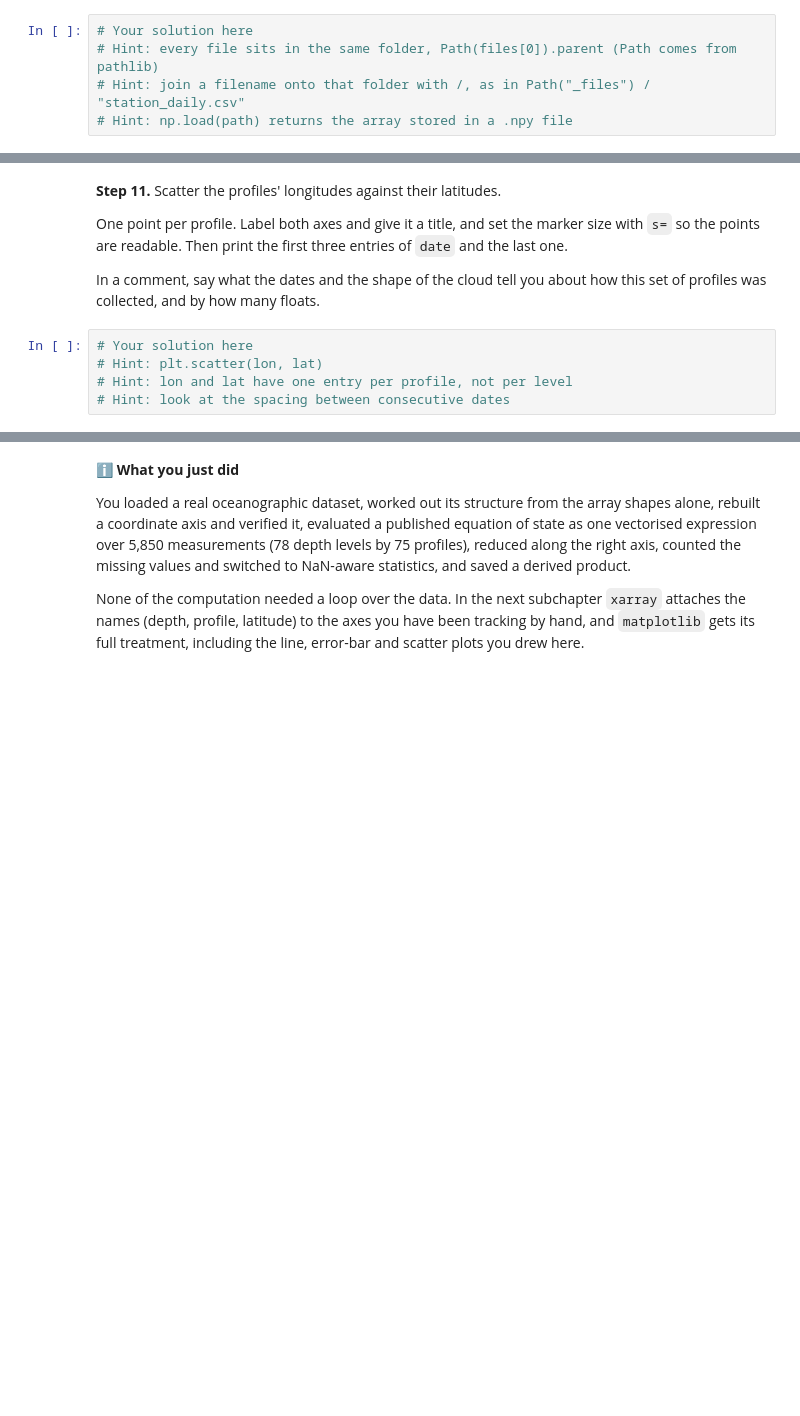
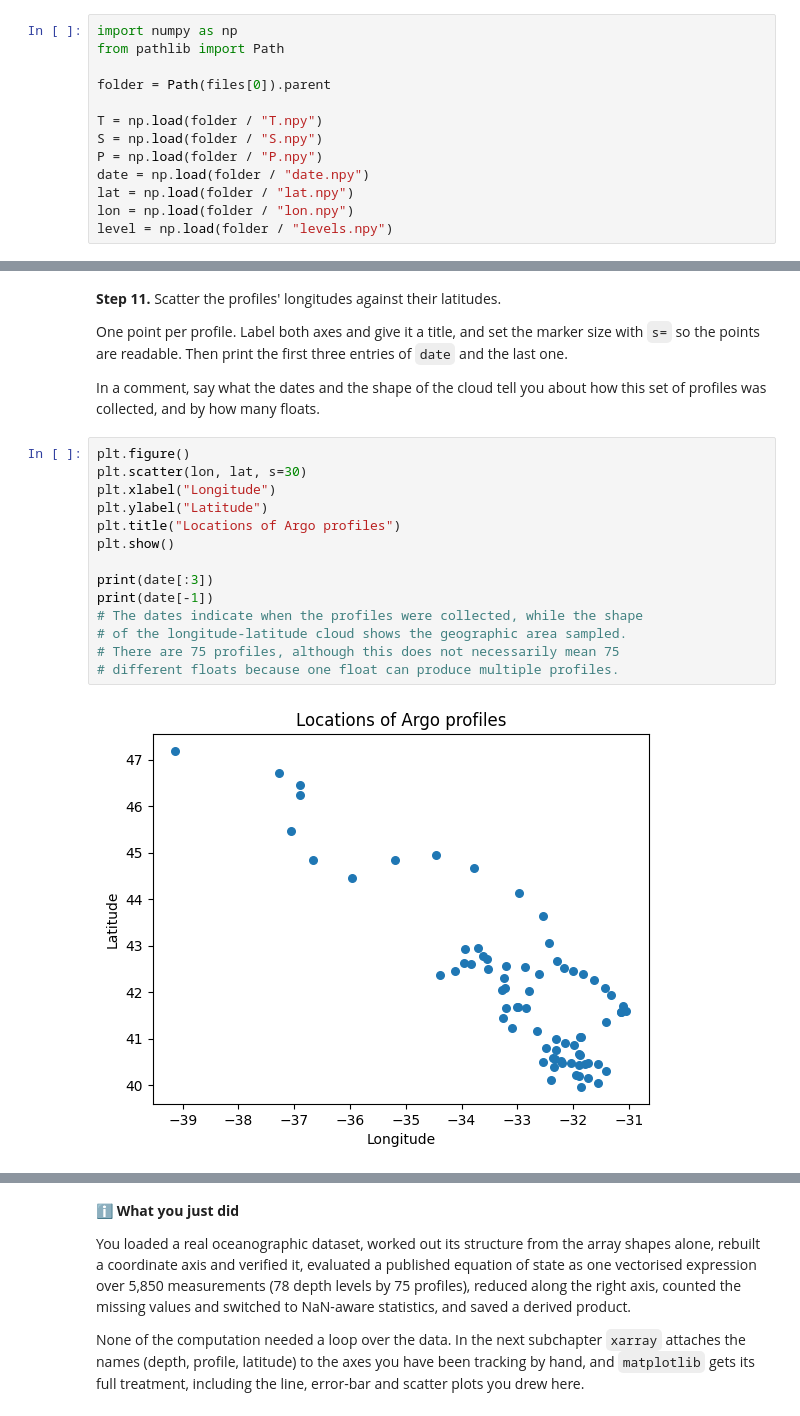
Before and after one commit to petermatta/2026_Intro_Python, a Jupyter notebook: live/part-I/1.3-numpy-exercises.ipynb, the cells around one changed output, grey strips where cells are left out. Cells and saved outputs as stored; diff of their text form; blank space fills up the shorter version.

```diff
--- a/live/part-I/1.3-numpy-exercises.ipynb
+++ b/live/part-I/1.3-numpy-exercises.ipynb
@@ -472,10 +472,18 @@ Unzipping contents of '/root/.cache/mlees/3447957d2e428811e6534de5c131c0db-argo_
 
 Read the filenames printed above to work out which file is which.
 # %%
-# Your solution here
-# Hint: every file sits in the same folder, Path(files[0]).parent (Path comes from pathlib)
-# Hint: join a filename onto that folder with /, as in Path("_files") / "station_daily.csv"
-# Hint: np.load(path) returns the array stored in a .npy file
+import numpy as np
+from pathlib import Path
+
+folder = Path(files[0]).parent
+
+T = np.load(folder / "T.npy")
+S = np.load(folder / "S.npy")
+P = np.load(folder / "P.npy")
+date = np.load(folder / "date.npy")
+lat = np.load(folder / "lat.npy")
+lon = np.load(folder / "lon.npy")
+level = np.load(folder / "levels.npy")
 # %% [markdown]
 **Step 2.** Print the `shape` of every array you loaded. Then answer in a comment: which
 dimension do `T`, `S`, and `P` share with `level`, and which do they share with `lat`, `lon`,
@@ -618,7 +780,18 @@ the points are readable. Then print the first three entries of `date` and the la
 In a comment, say what the dates and the shape of the cloud tell you about how this set of
 profiles was collected, and by how many floats.
 # %%
-# Your solution here
-# Hint: plt.scatter(lon, lat)
-# Hint: lon and lat have one entry per profile, not per level
-# Hint: look at the spacing between consecutive dates
+plt.figure()
+plt.scatter(lon, lat, s=30)
+plt.xlabel("Longitude")
+plt.ylabel("Latitude")
+plt.title("Locations of Argo profiles")
+plt.show()
+
+print(date[:3])
+print(date[-1])
+# The dates indicate when the profiles were collected, while the shape
+# of the longitude-latitude cloud shows the geographic area sampled.
+# There are 75 profiles, although this does not necessarily mean 75
+# different floats because one float can produce multiple profiles.
+# %% [output]
+[figure, added]
```
Also changed, not shown: parts of 10 cells of this notebook.
